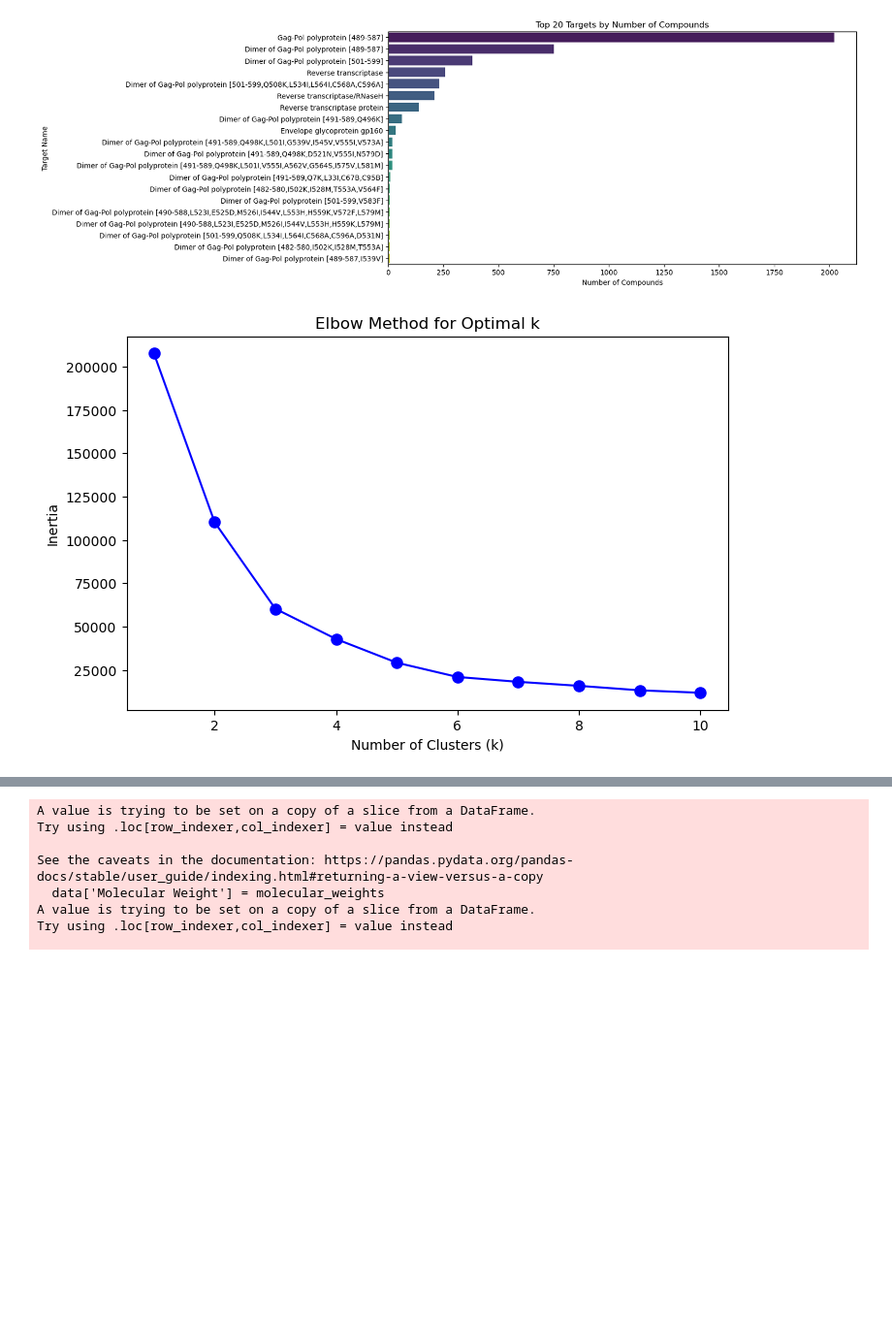
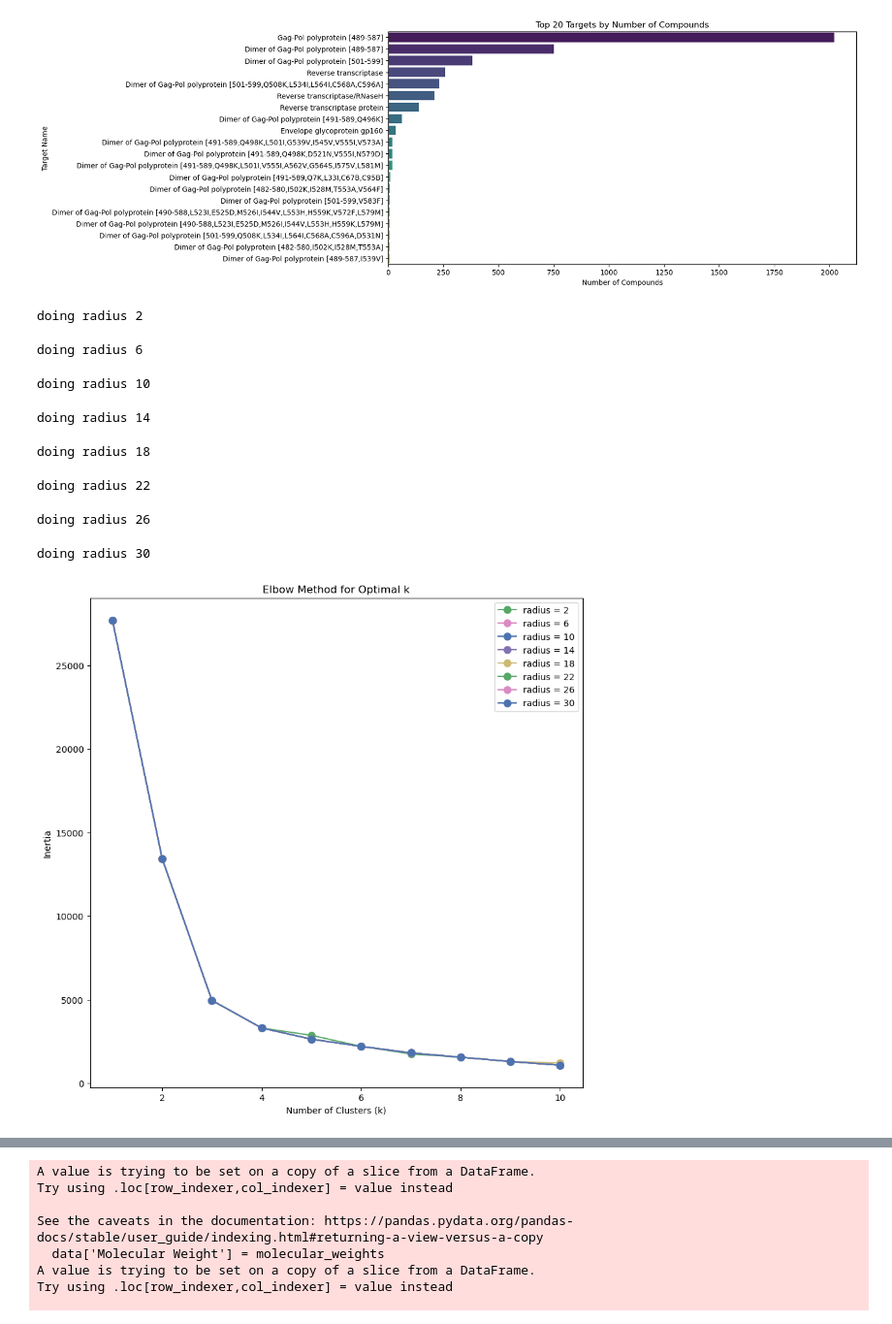
Before and after one commit to epfl-ada/ada-2024-project-trendtrackers, a Jupyter notebook: project_clusteringSMiles.ipynb, the cells around one changed output, grey strips where cells are left out. Shown at 97% size. Cells and saved outputs as stored; diff of their text form; code cells hidden in the pictures; blank space fills up the shorter version.

Commit message:
some viz, tried PCA for different radiuses and tried without scaling

```diff
--- a/project_clusteringSMiles.ipynb
+++ b/project_clusteringSMiles.ipynb
@@ -137,32 +117,49 @@ fingerprint_matrix_scaled = scaler.fit_transform(fingerprint_matrix)
 # %%
-from sklearn.decomposition import PCA
-import seaborn as sns
-import numpy as np
-from sklearn.cluster import KMeans
-import matplotlib.pyplot as plt
+# Load your cleaned dataset
+# Assuming the DataFrame 'hiv_data' with a column 'Ligand SMILES' is already prepared
+smiles_list = hiv_data['Ligand SMILES'].tolist()
 
+radiuses = [2,6,10,14,18,22,26,30]
+ncols, nrows = 4, 2
+pca_results = []
+variance_explained = []
+fgs= []
+plt.figure(figsize=(10, 10))
+pallete = sns.palettes.color_palette('deep',n_colors=35)
+# Generate fingerprints
+for radius in radiuses:
+    print(f'doing radius {radius}')
+    fingerprint_matrix = generate_fingerprints(smiles_list)
+    scaler = StandardScaler()
+    fingerprint_matrix_scaled = scaler.fit_transform(fingerprint_matrix)
+    fgs.append(fingerprint_matrix)
+    pca = PCA(n_components=2)
+    pca_result = pca.fit_transform(fingerprint_matrix)
+    pca_results.append(pca_result)
+    variance_explained.append(pca.explained_variance_ratio_)
+    inertia = []
+    K = range(1, 11)
+    for k in K:
+        kmeans = KMeans(n_clusters=k, random_state=42)
+        kmeans.fit(pca_result)
+        inertia.append(kmeans.inertia_)
 
-# Perform PCA on the fingerprint matrix
-pca = PCA(n_components=2)
-pca_result = pca.fit_transform(fingerprint_matrix_scaled)
+    # Plot the Elbow curve
+    plt.plot(K, inertia, 'bo-', markersize=8, label=f'radius = {radius}',color=pallete[radius])
 
-
-
-# Assuming `pca_result` is the result of PCA-transformed data
-inertia = []
-K = range(1, 11)  # Try between 1 and 10 clusters
-for k in K:
-    kmeans = KMeans(n_clusters=k, random_state=42)
-    kmeans.fit(pca_result)
-    inertia.append(kmeans.inertia_)
-
-# Plot the Elbow curve
-plt.figure(figsize=(8, 5))
-plt.plot(K, inertia, 'bo-', markersize=8)
 plt.xlabel('Number of Clusters (k)')
 plt.ylabel('Inertia')
 plt.title('Elbow Method for Optimal k')
+plt.legend()
 plt.show()
 # %% [output]
+doing radius 2
+doing radius 6
+doing radius 10
+doing radius 14
+doing radius 18
+doing radius 22
+doing radius 26
+doing radius 30
-[figure, old version]
+[figure, new version]
 # %%
```
Also changed, not shown: parts of 6 cells of this notebook, 1 other file.
